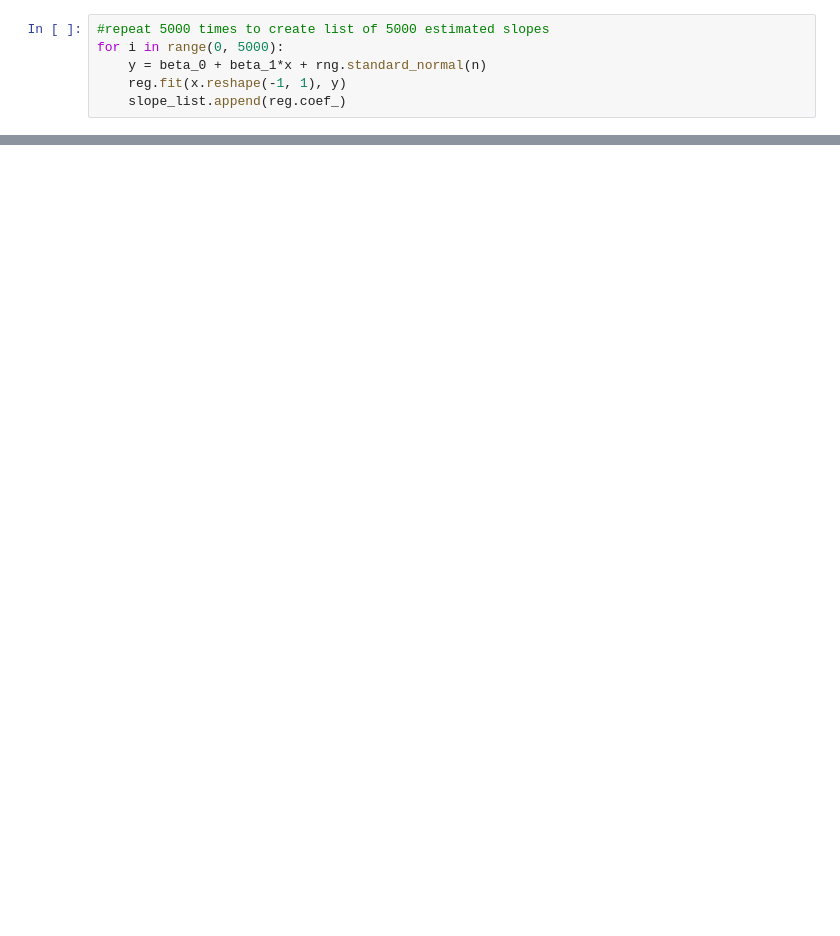
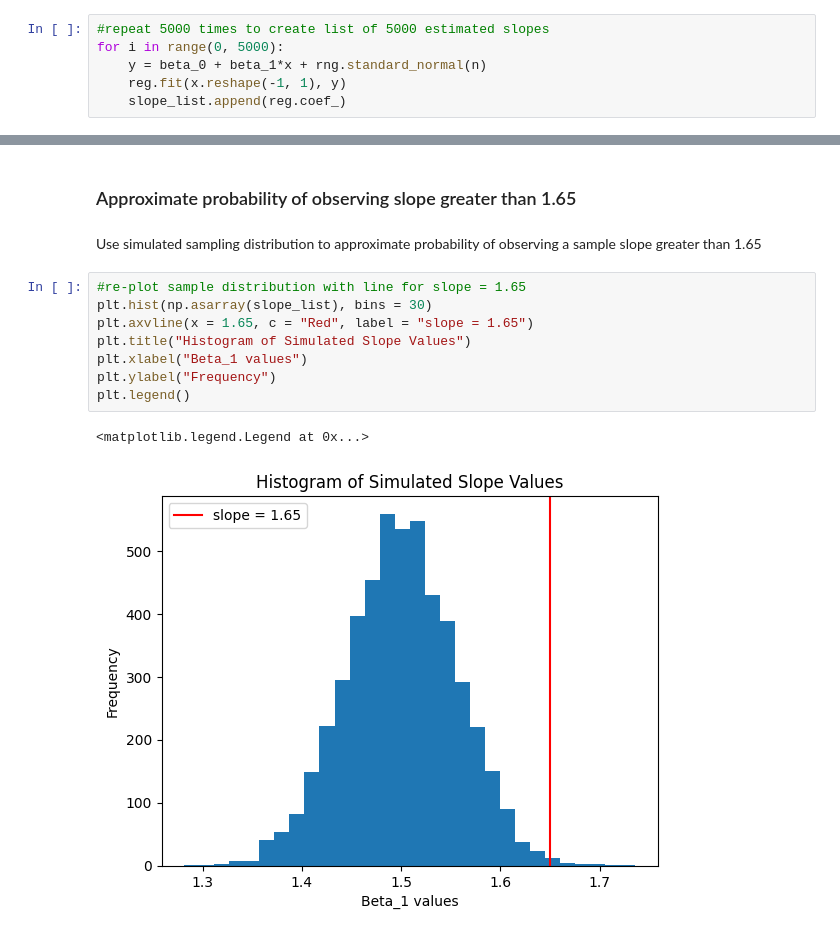
Before and after one commit to lytyler/ST554_Homework5, a Jupyter notebook: Homework5.ipynb, the cells around one changed output, grey strips where cells are left out. Cells and saved outputs as stored; diff of their text form; blank space fills up the shorter version.

```diff
--- a/Homework5.ipynb
+++ b/Homework5.ipynb
@@ -98,0 +101,15 @@ Text(0, 0.5, 'Frequency')
+# %% [markdown]
+### Approximate probability of observing slope greater than 1.65
+# %% [markdown]
+Use simulated sampling distribution to approximate probability of observing a sample slope greater than 1.65
+# %%
+#re-plot sample distribution with line for slope = 1.65
+plt.hist(np.asarray(slope_list), bins = 30)
+plt.axvline(x = 1.65, c = "Red", label = "slope = 1.65")
+plt.title("Histogram of Simulated Slope Values")
+plt.xlabel("Beta_1 values")
+plt.ylabel("Frequency")
+plt.legend()
+# %% [output]
+<matplotlib.legend.Legend at 0x...>
+[figure, added]
```
Also changed, not shown: parts of 12 cells of this notebook.
